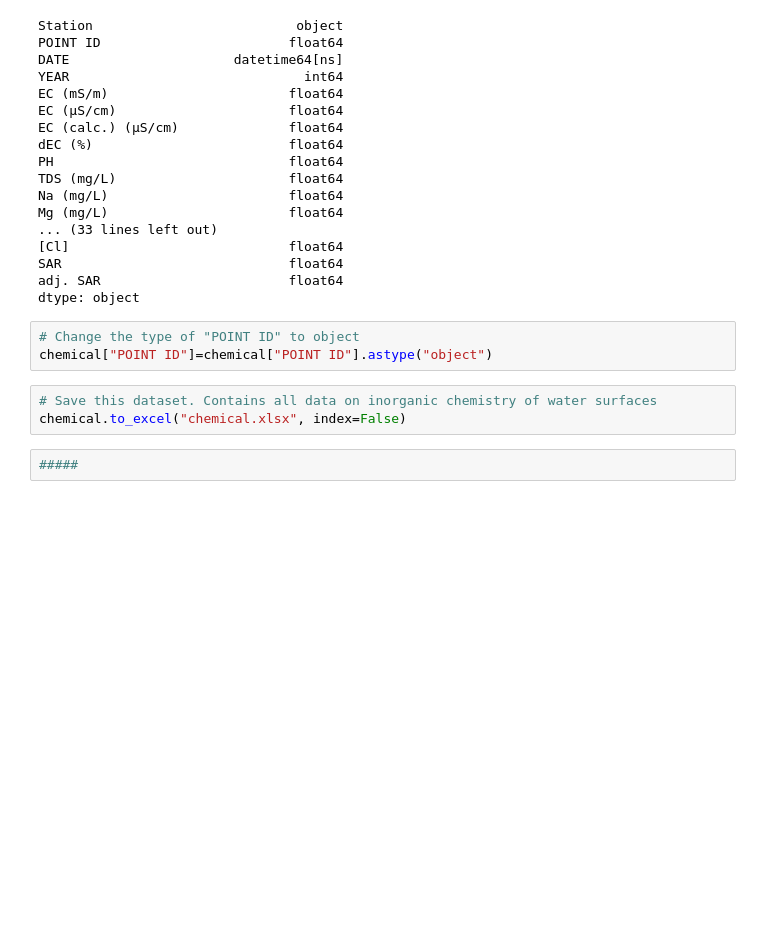
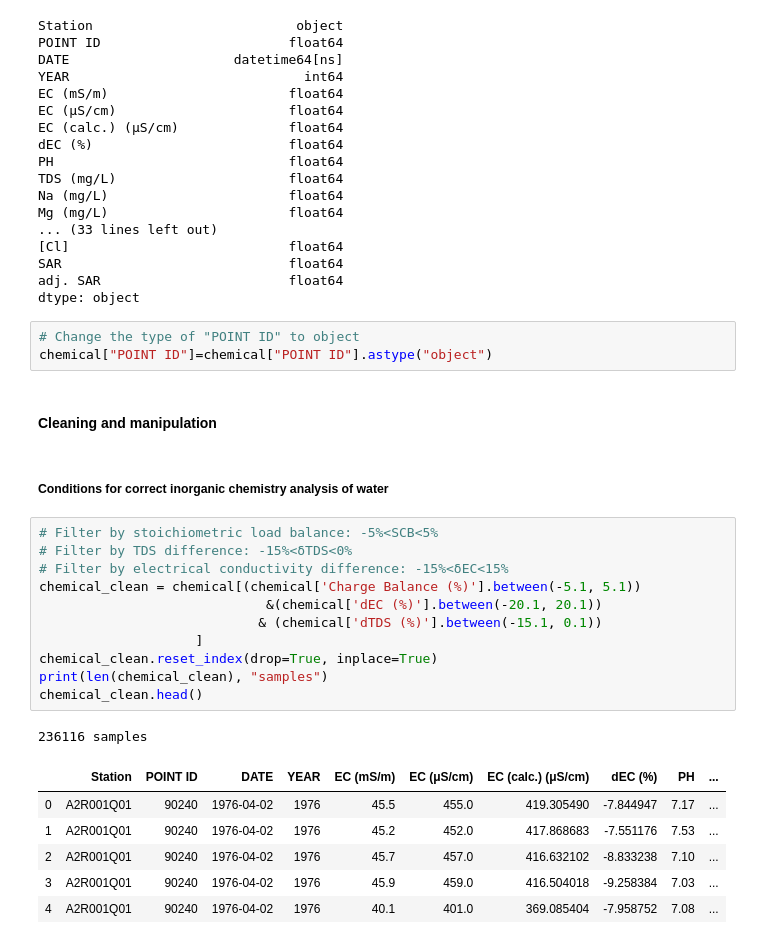
Before and after one commit to elenuskiya/TFM, a Jupyter notebook: Notebooks/00_Cleaning_manipulation_and_unification.ipynb, the cells around one changed output. Saved outputs shown, nothing was run; the diff lists cells and outputs as text; blank space fills up the shorter version.

Commit message:
Cleaning the dataset

```diff
--- a/Notebooks/00_Cleaning_manipulation_and_unification.ipynb
+++ b/Notebooks/00_Cleaning_manipulation_and_unification.ipynb
@@ -232,8 +232,26 @@ dtype: object
 # %%
 # Change the type of "POINT ID" to object
 chemical["POINT ID"]=chemical["POINT ID"].astype("object")
-# %%
-# Save this dataset. Contains all data on inorganic chemistry of water surfaces
-chemical.to_excel("chemical.xlsx", index=False)
-# %%
-#####
+# %% [markdown]
+#### Cleaning and manipulation
+# %% [markdown]
+##### Conditions for correct inorganic chemistry analysis of water
+# %%
+# Filter by stoichiometric load balance: -5%<SCB<5%
+# Filter by TDS difference: -15%<δTDS<0%
+# Filter by electrical conductivity difference: -15%<δEC<15%
+chemical_clean = chemical[(chemical['Charge Balance (%)'].between(-5.1, 5.1))
+                             &(chemical['dEC (%)'].between(-20.1, 20.1))
+                            & (chemical['dTDS (%)'].between(-15.1, 0.1))
+                    ]
+chemical_clean.reset_index(drop=True, inplace=True)
+print(len(chemical_clean), "samples")
+chemical_clean.head()
+# %% [output]
+236116 samples
+|  | Station | POINT ID | DATE | YEAR | EC (mS/m) | EC (μS/cm) | EC (calc.) (μS/cm) | dEC (%) | PH | ... |
+| 0 | A2R001Q01 | 90240 | 1976-04-02 | 1976 | 45.5 | 455.0 | 419.305490 | -7.844947 | 7.17 | ... |
+| 1 | A2R001Q01 | 90240 | 1976-04-02 | 1976 | 45.2 | 452.0 | 417.868683 | -7.551176 | 7.53 | ... |
+| 2 | A2R001Q01 | 90240 | 1976-04-02 | 1976 | 45.7 | 457.0 | 416.632102 | -8.833238 | 7.10 | ... |
+| 3 | A2R001Q01 | 90240 | 1976-04-02 | 1976 | 45.9 | 459.0 | 416.504018 | -9.258384 | 7.03 | ... |
+| 4 | A2R001Q01 | 90240 | 1976-04-02 | 1976 | 40.1 | 401.0 | 369.085404 | -7.958752 | 7.08 | ... |
```
Also changed, not shown: parts of 5 cells of this notebook.
